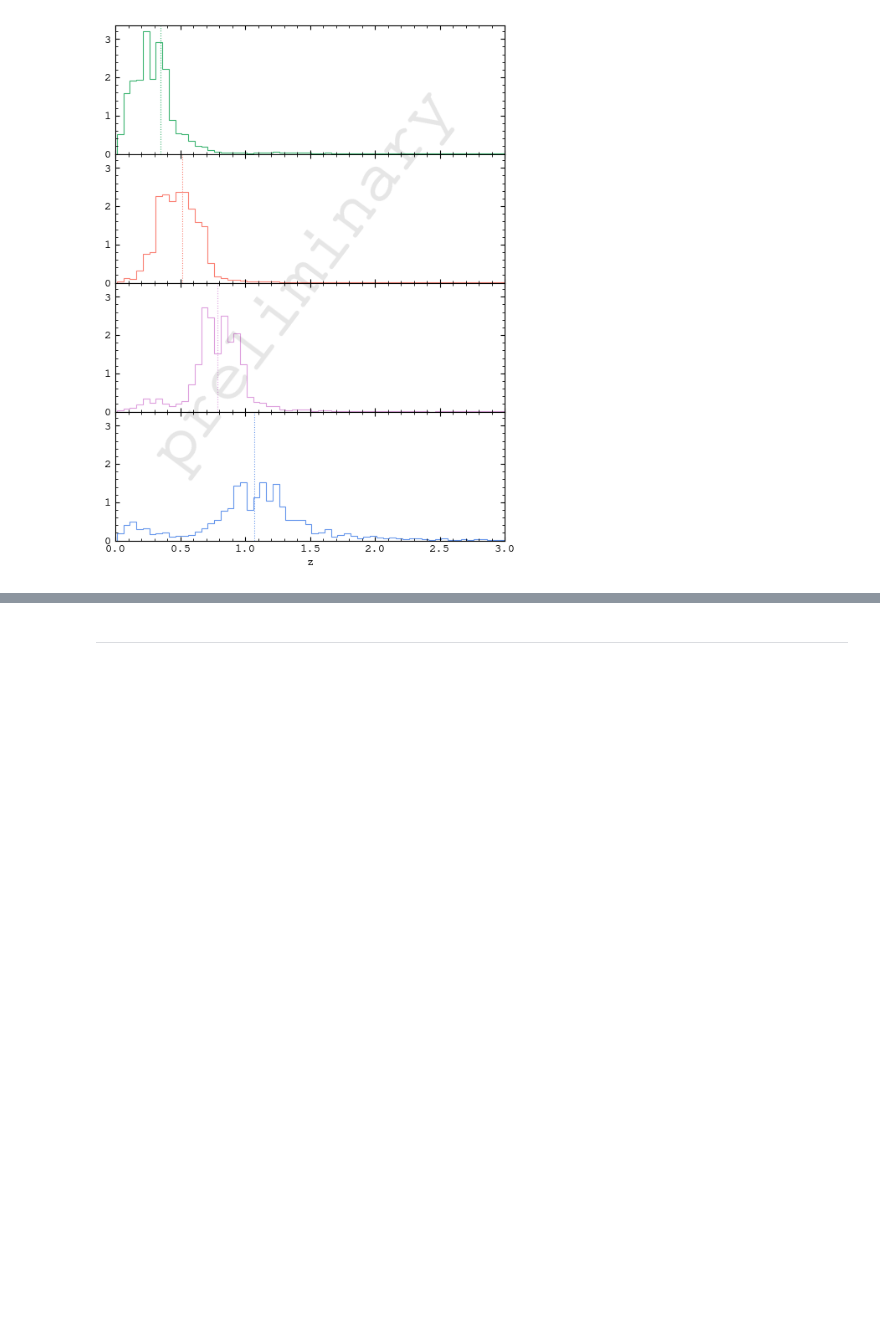
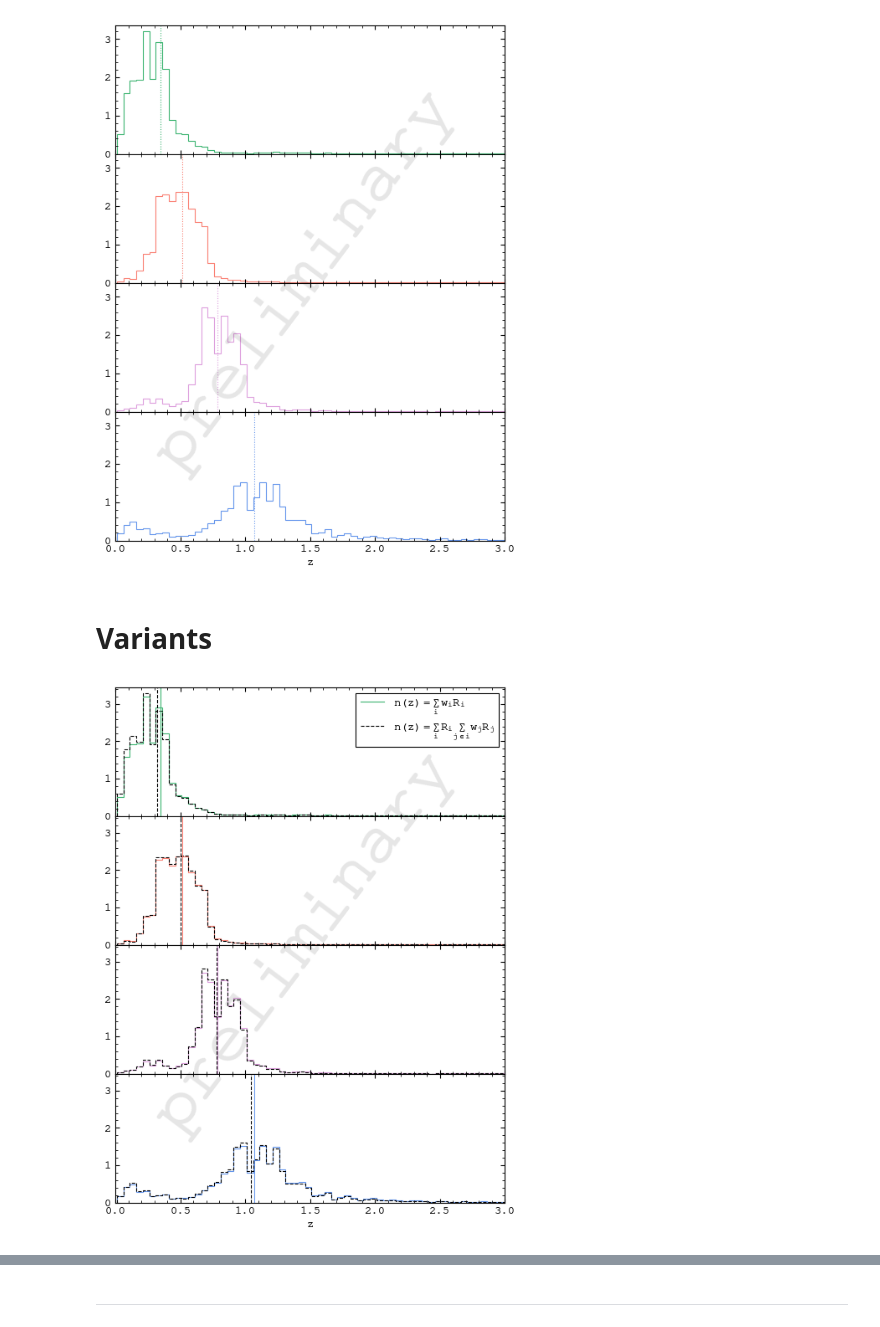
Before and after one commit to sidneymau/des-y6-image-sims-analysis, a Jupyter notebook: notebooks/2025_02_17_tomography/dev.ipynb, the cells around one changed output, grey strips where cells are left out. Saved outputs shown, nothing was run; the diff lists cells and outputs as text; code cells hidden in the pictures; blank space fills up the shorter version.

```diff
--- a/notebooks/2025_02_17_tomography/dev.ipynb
+++ b/notebooks/2025_02_17_tomography/dev.ipynb
@@ -286,3 +376,15 @@ lib.plotting.watermark(fig)
 plt.show()
 # %% [output]
 [figure]
+# %% [markdown]
+# Variants
+# %%
+nz_response = {}
+for tomographic_bin in lib.const.TOMOGRAPHIC_BINS:
+    nz_response[tomographic_bin] = np.sum(
+        (_nz * response_grid_sim[:, np.newaxis])[lib.const.CELL_ASSIGNMENTS[tomographic_bin]],
+        axis=0,
+    )
+
+    # renormalize
+    nz_response[tomographic_bin] = nz_response[tomographic_bin] / np.sum(nz_response[tomographic_bin]) / np.diff(zedges)
@@ -288,0 +401,50 @@ plt.show()
+# %%
+fig, axs = plt.subplots(len(lib.const.TOMOGRAPHIC_BINS), 1, figsize=(6, 8), sharex=True, sharey=True)
+
+fig.subplots_adjust(wspace=0, hspace=0)
+
+tomo_colors = {
+    0: "#3BB470",
+    1: "#FA7F72",
+    2: "#DD9FDD",
+    3: "#6495EC",
+}
+
+for i in lib.const.TOMOGRAPHIC_BINS:
+    axs[i].axvline(
+        np.average(zbinsc, weights=nz[i]),
+        c=tomo_colors[i],
+    )
+    axs[i].stairs(
+        nz[i],
+        edges=zedges,
+        ec=tomo_colors[i],
+        label="$n(z) = \\sum_i\\ w_i R_i$",
+    )
+
+    axs[i].axvline(
+        np.average(zbinsc, weights=nz_response[i]),
+        c="k",
+        ls="--",
+    )
+    axs[i].stairs(
+        nz_response[i],
+        edges=zedges,
+        ec="k",
+        ls="--",
+        label="$n(z) = \\sum_i\\ R_i \\sum_{j \in i} w_j R_j$",
+    )
+
+axs[-1].set_xlim(0, 3)
+axs[-1].set_ylim(0, None)
+
+axs[-1].set_xlabel("z")
+
+# axs[-1].set_yscale("log")
+axs[0].legend()
+
+lib.plotting.watermark(fig)
+
+plt.show()
+# %% [output]
+[figure, added]
```
Also changed, not shown: parts of 13 cells of this notebook.
